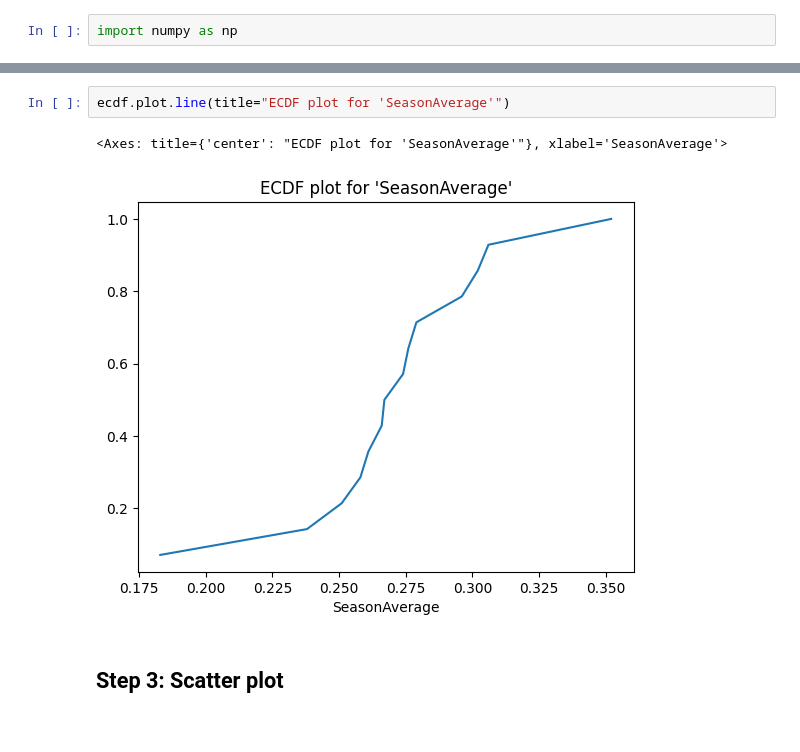
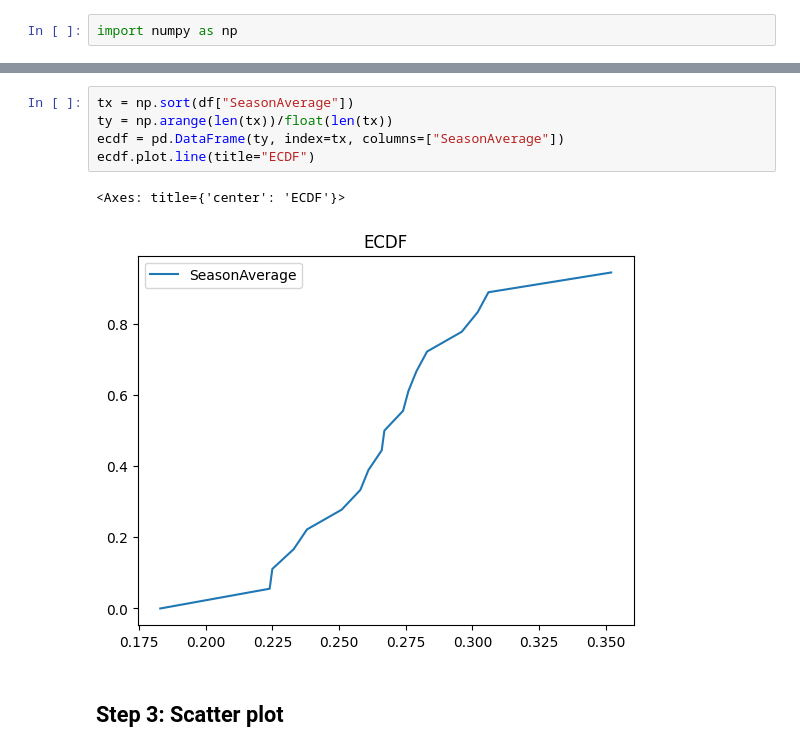
Before and after one commit to gmatiukhin/rudn-study-3rd-year, a Jupyter notebook: ml-methods/lab1/lab1.ipynb, the cells around one changed output, grey strips where cells are left out. Cells and saved outputs as stored; diff of their text form.

```diff
--- a/ml-methods/lab1/lab1.ipynb
+++ b/ml-methods/lab1/lab1.ipynb
@@ -137,8 +111,11 @@ Name: count, dtype: float64
-# %%
-ecdf.plot.line(title="ECDF plot for 'SeasonAverage'")
-# %% [output]
-<Axes: title={'center': "ECDF plot for 'SeasonAverage'"}, xlabel='SeasonAverage'>
-[figure, removed]
+# %%
+tx = np.sort(df["SeasonAverage"])
+ty = np.arange(len(tx))/float(len(tx))
+ecdf = pd.DataFrame(ty, index=tx, columns=["SeasonAverage"])
+ecdf.plot.line(title="ECDF")
+# %% [output]
+<Axes: title={'center': 'ECDF'}>
+[figure, added]
 # %% [markdown]
 ## Step 3: Scatter plot
 # %%
```
Also changed, not shown: parts of 34 cells of this notebook.
